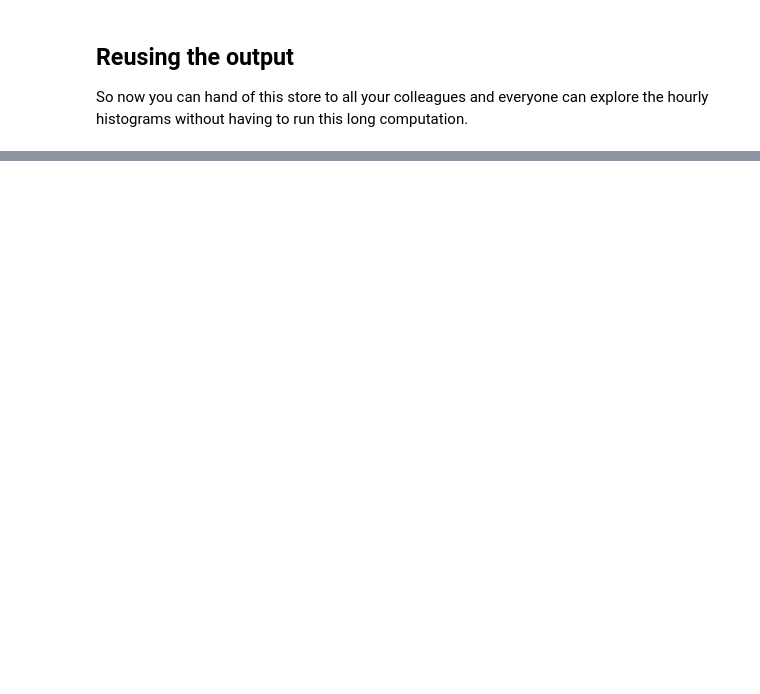
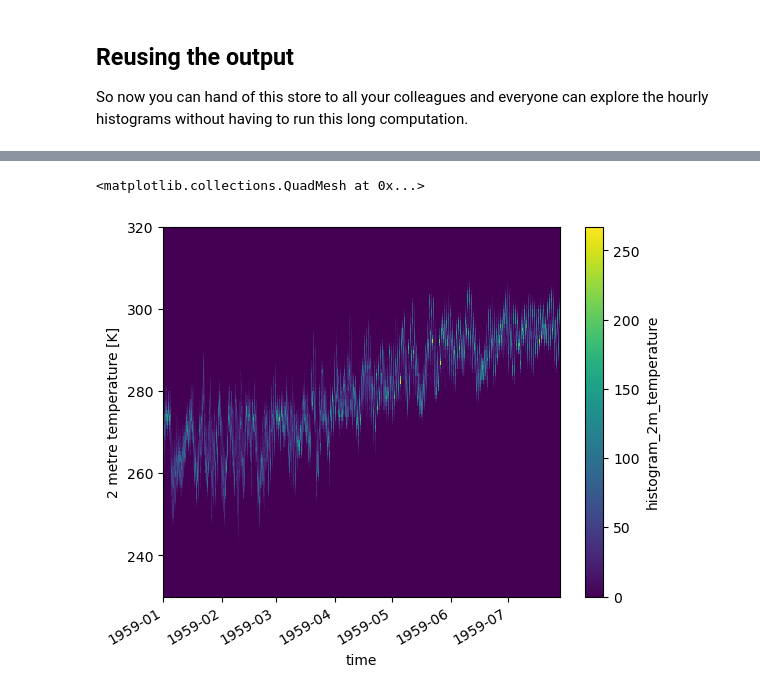
Before and after one commit to jbusecke/leap-pangeo-demos, a Jupyter notebook: Cloud_Storage_ERA5_ARCO.ipynb, the cells around one changed output, grey strips where cells are left out. Saved outputs shown, nothing was run; the diff lists cells and outputs as text; code cells hidden in the pictures; blank space fills up the shorter version.

```diff
--- a/Cloud_Storage_ERA5_ARCO.ipynb
+++ b/Cloud_Storage_ERA5_ARCO.ipynb
@@ -88,3 +191,6 @@ temp_hist_reloaded
 # %%
 # plot a 2d plot of histogram bins vs time
-...
+temp_hist_reloaded['histogram_2m_temperature'].plot(x='time')
+# %% [output]
+<matplotlib.collections.QuadMesh at 0x...>
+[figure, added]
```
Also changed, not shown: parts of 11 cells of this notebook, 6 other files.
